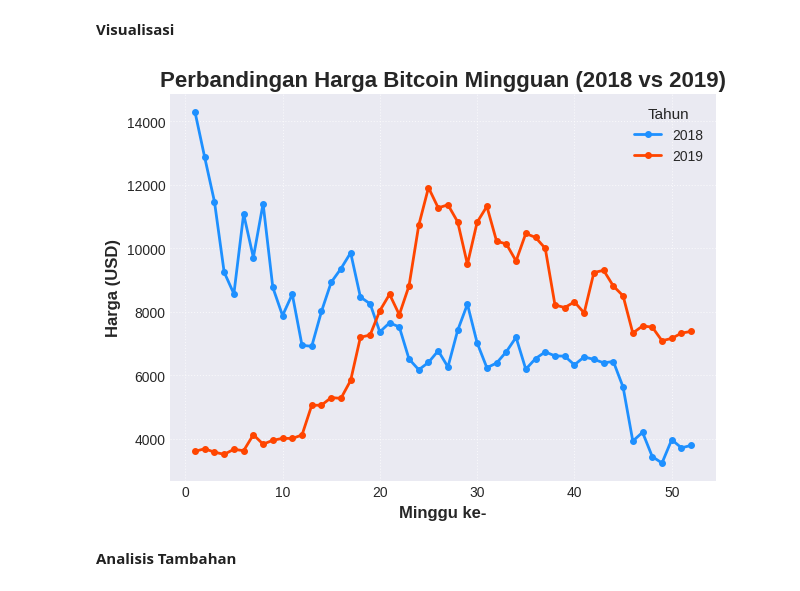
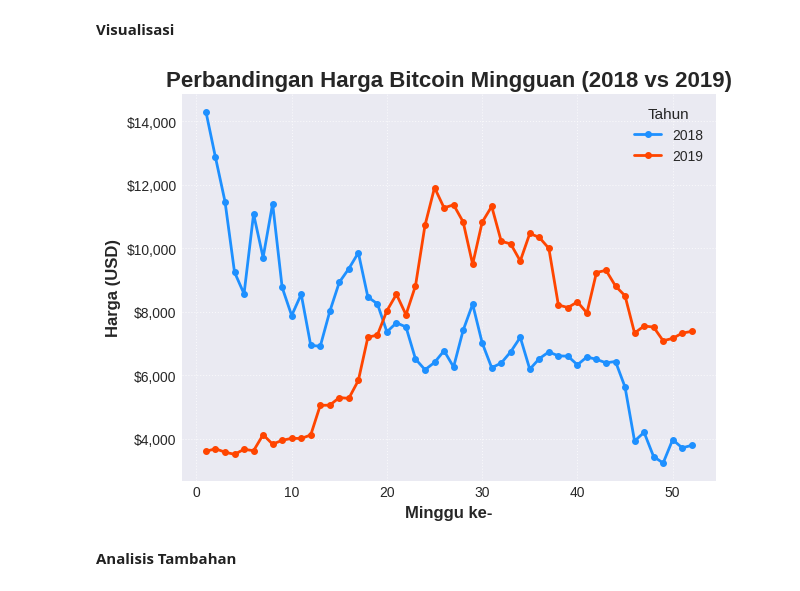
Before and after one commit to notnsas/data-science-application-college-task, a Jupyter notebook: mid_test/UTS_data_science_application_college_subject.ipynb, the cells around one changed output. Cells and saved outputs as stored; diff of their text form; code cells hidden in the pictures.

Commit message:
No. 1: Visualization: Y-axis labels added monetary units in USD format

```diff
--- a/mid_test/UTS_data_science_application_college_subject.ipynb
+++ b/mid_test/UTS_data_science_application_college_subject.ipynb
@@ -48,34 +48,35 @@ weeks = list(range(1, 53))
 plt.style.use('seaborn-v0_8-darkgrid') # Menggunakan style yang menarik
 fig, ax = plt.subplots()
 
 # Plotting harga Bitcoin untuk 2018 dan 2019
 ax.plot(weeks, prices_2018, marker='o',
         linestyle='-', color='dodgerblue',
         label='2018', markersize=4, linewidth=2)
 ax.plot(weeks, prices_2019, marker='o',
         linestyle='-', color='orangered',
         label='2019', markersize=4, linewidth=2)
 
 # Menambahkan judul dan label
 ax.set_title('Perbandingan Harga Bitcoin Mingguan (2018 vs 2019)', fontsize=16, fontweight='bold')
 ax.set_xlabel('Minggu ke-', fontsize=12, fontweight='bold')
 ax.set_ylabel('Harga (USD)', fontsize=12, fontweight='bold')
+ax.get_yaxis().set_major_formatter(plt.FuncFormatter(lambda x, loc: f'${x:,.0f}'))
 
 # Menambahkan legenda
 ax.legend(title='Tahun', fontsize=10, title_fontsize=11)
 
 # Menambahkan grid untuk kemudahan pembacaan
 ax.grid(True, linestyle=':', alpha=0.7)
 
 # Menyesuaikan tick labels
 plt.xticks(fontsize=10)
 plt.yticks(fontsize=10)
 
 # Menampilkan plot
 plt.tight_layout() # Menyesuaikan layout agar tidak tumpang tindih
 plt.show()
 # %% [output]
-[figure, old version]
+[figure, new version]
 # %% [markdown]
 **Analisis Tambahan**
 # %% [markdown]
```
